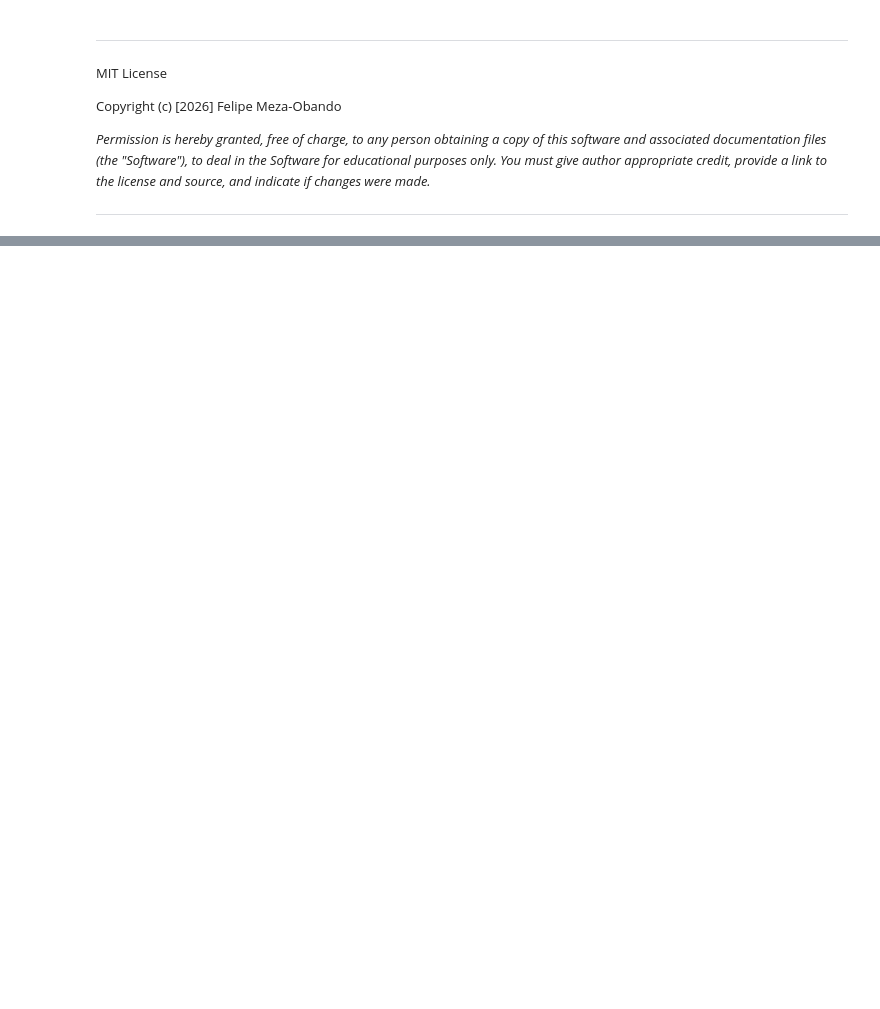
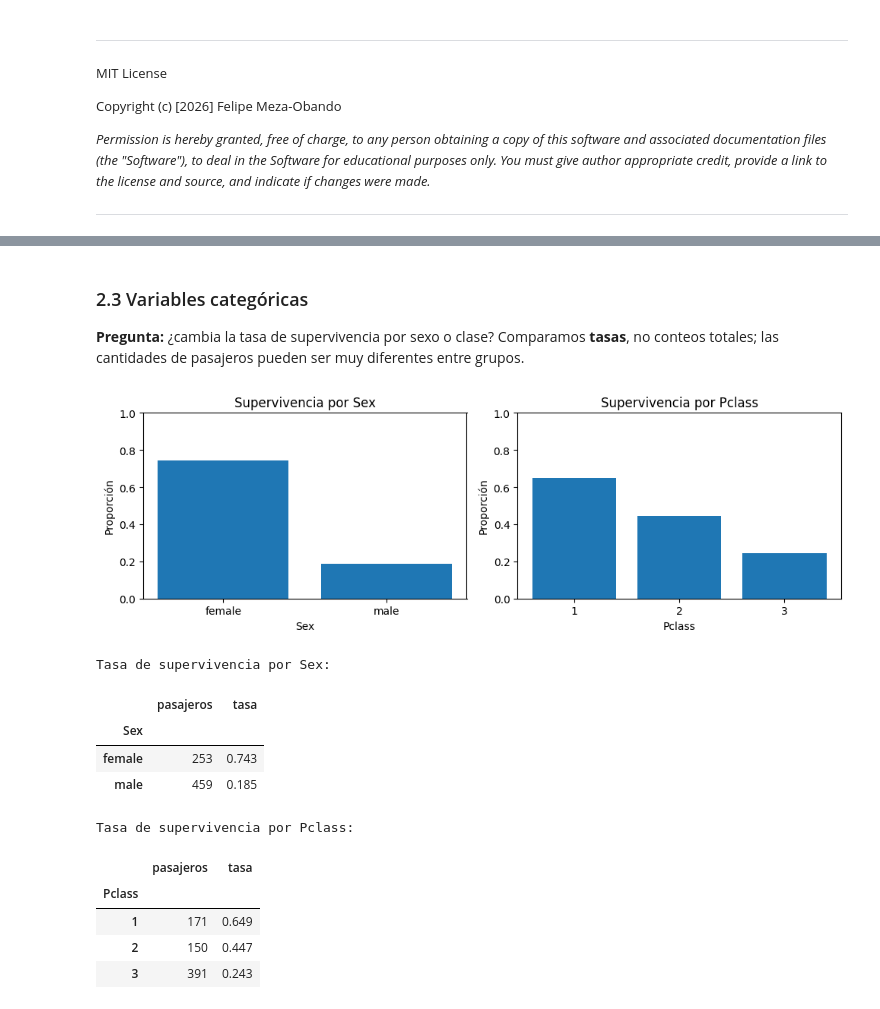
Before and after one commit to fmezacr/DataScienceTEC, a Jupyter notebook: ML_Titanic_EDA_Preprocesamiento.ipynb, the cells around one changed output, grey strips where cells are left out. Saved outputs shown, nothing was run; the diff lists cells and outputs as text; code cells hidden in the pictures; blank space fills up the shorter version.

```diff
--- a/ML_Titanic_EDA_Preprocesamiento.ipynb
+++ b/ML_Titanic_EDA_Preprocesamiento.ipynb
@@ -161,11 +17,0 @@ Usamos **tasas** dentro de cada grupo, no recuentos absolutos, para comparar gru
-# %%
-fig, axes = plt.subplots(1,2,figsize=(10,3.5))
-for ax, col, orden in zip(axes, ['Sex','Pclass'], [['female','male'],[1,2,3]]):
-    tasas = train.groupby(col)['Survived'].mean().reindex(orden)
-    ax.bar(tasas.index.astype(str), tasas.values)
-    ax.set(title=f'Supervivencia por {col}', xlabel=col, ylabel='Proporción', ylim=(0,1))
-plt.tight_layout(); plt.show()
-for col in ['Sex','Pclass']:
-    print(f"{col}: tasas de supervivencia por grupo")
-    display(train.groupby(col)['Survived'].agg(n='size', tasa='mean').round(3))
-print('Lectura: las diferencias visualizadas son asociaciones descriptivas, no efectos causales.')
@@ -189,12 +17,0 @@ Las distribuciones permiten observar dispersión y asimetría. No eliminaremos v
-# %%
-fig, axes = plt.subplots(1,2,figsize=(10,3.5))
-for ax, col in zip(axes, ['Age','Fare']):
-    for estado, nombre in [(0,'No sobrevivió'),(1,'Sobrevivió')]:
-        valores = train.loc[train['Survived']==estado, col].dropna()
-        ax.hist(valores, bins=20, alpha=.55, density=True, label=nombre)
-    ax.set(title=f'Distribución de {col}', xlabel=col, ylabel='Densidad')
-    ax.legend(fontsize=8)
-plt.tight_layout(); plt.show()
-print('Medianas por clase (sin imputar):')
-display(train.groupby('Survived')[['Age','Fare']].median().round(2))
-print('Proporción de tarifas mayores que 100:', f"{(train['Fare'] > 100).mean():.1%}")
@@ -433,0 +133,26 @@ print('4. Limitaciones: muestra histórica pequeña; asociaciones no causales; '
+# %% [markdown]
+### 2.3 Variables categóricas
+**Pregunta:** ¿cambia la tasa de supervivencia por sexo o clase? Comparamos **tasas**, no conteos totales; las cantidades de pasajeros pueden ser muy diferentes entre grupos.
+# %%
+fig, axs = plt.subplots(1,2,figsize=(10,3.4))
+for ax,col,orden in zip(axs,['Sex','Pclass'],[['female','male'],[1,2,3]]):
+    tasas = train.groupby(col)['Survived'].mean().reindex(orden)
+    ax.bar([str(i) for i in tasas.index], tasas.values)
+    ax.set(title=f'Supervivencia por {col}', xlabel=col, ylabel='Proporción', ylim=(0,1))
+plt.tight_layout(); plt.show()
+for col in ['Sex','Pclass']:
+    print(f'Tasa de supervivencia por {col}:')
+    display(train.groupby(col)['Survived'].agg(pasajeros='size',tasa='mean').round(3))
+# %% [output]
+[figure, added]
+Tasa de supervivencia por Sex:
+|  | pasajeros | tasa |
+| Sex |  |  |
+| female | 253 | 0.743 |
+| male | 459 | 0.185 |
+Tasa de supervivencia por Pclass:
+|  | pasajeros | tasa |
+| Pclass |  |  |
+| 1 | 171 | 0.649 |
+| 2 | 150 | 0.447 |
+| 3 | 391 | 0.243 |
```
Also changed, not shown: parts of 55 cells of this notebook.
